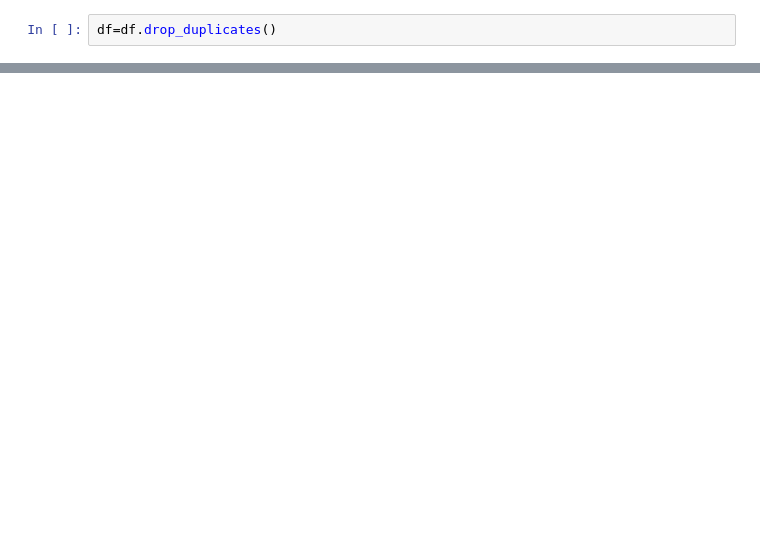
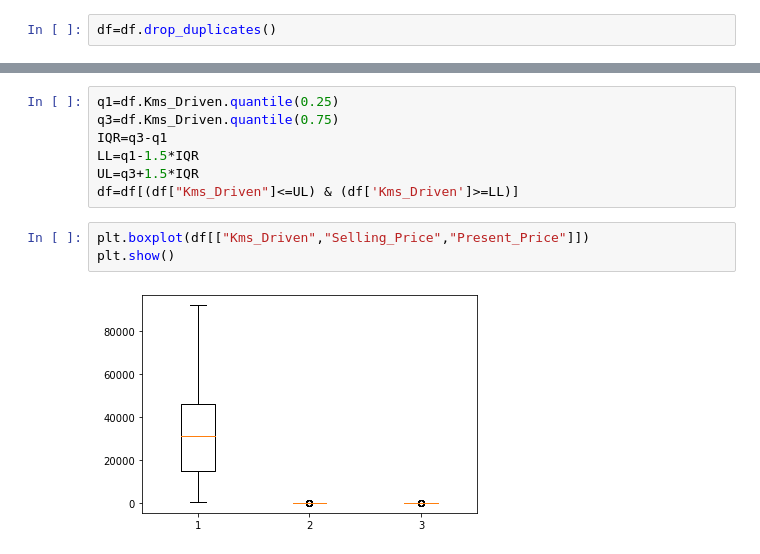
Before and after one commit to akamasoom/Python, a Jupyter notebook: Untitled.ipynb, the cells around one changed output, grey strips where cells are left out. Drawn from its saved outputs; the diff is of its cells as text; blank space fills up the shorter version.

```diff
--- a/Untitled.ipynb
+++ b/Untitled.ipynb
@@ -168,0 +59,12 @@ array([[5.64176732]])
+# %%
+q1=df.Kms_Driven.quantile(0.25)
+q3=df.Kms_Driven.quantile(0.75)
+IQR=q3-q1
+LL=q1-1.5*IQR
+UL=q3+1.5*IQR
+df=df[(df["Kms_Driven"]<=UL) & (df['Kms_Driven']>=LL)]
+# %%
+plt.boxplot(df[["Kms_Driven","Selling_Price","Present_Price"]])
+plt.show()
+# %% [output]
+[figure, added]
```
Also changed, not shown: parts of 43 cells of this notebook, 1 other file.
